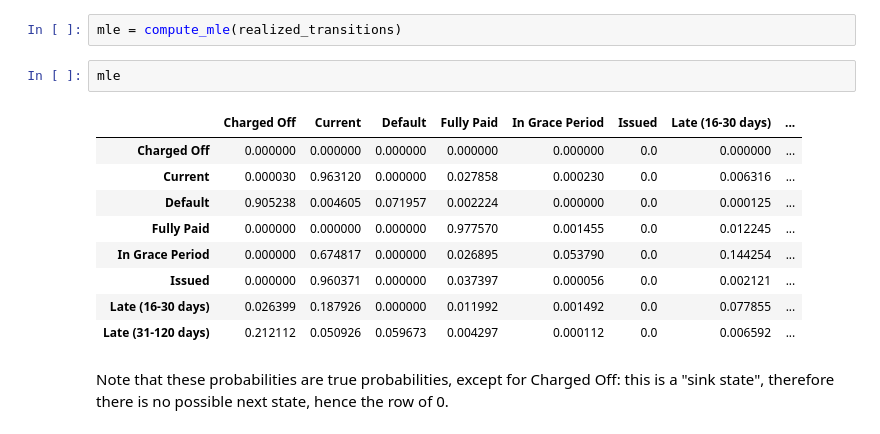
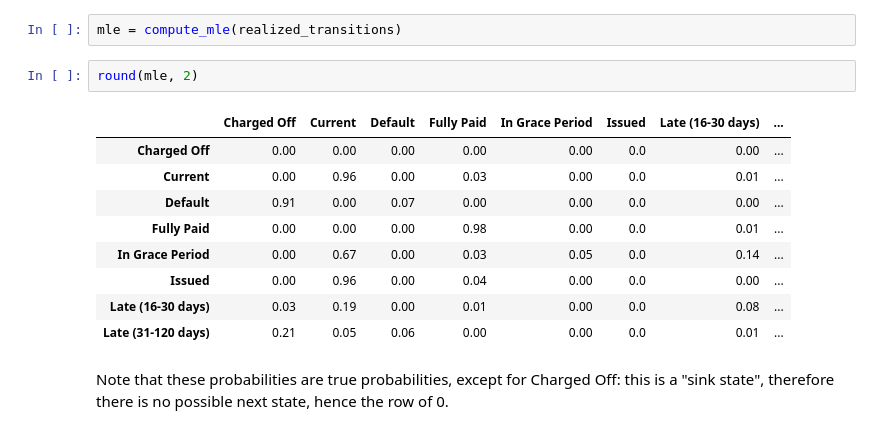
Before and after one commit to basilvetas/lending-club-analysis, a Jupyter notebook: final-project/final-notebook.ipynb, the cells around one changed output. Cells and saved outputs as stored; diff of their text form.

```diff
--- a/final-project/final-notebook.ipynb
+++ b/final-project/final-notebook.ipynb
@@ -127,18 +127,18 @@ realized_transitions
 Now that we have built a count matrix, we just take empirical frequencies to get our estimates:
 # %%
 mle = compute_mle(realized_transitions)
-# %%
-mle
-# %% [output]
-|  | Charged Off | Current | Default | Fully Paid | In Grace Period | Issued | Late (16-30 days) | ... |
-| Charged Off | 0.000000 | 0.000000 | 0.000000 | 0.000000 | 0.000000 | 0.0 | 0.000000 | ... |
-| Current | 0.000030 | 0.963120 | 0.000000 | 0.027858 | 0.000230 | 0.0 | 0.006316 | ... |
-| Default | 0.905238 | 0.004605 | 0.071957 | 0.002224 | 0.000000 | 0.0 | 0.000125 | ... |
-| Fully Paid | 0.000000 | 0.000000 | 0.000000 | 0.977570 | 0.001455 | 0.0 | 0.012245 | ... |
-| In Grace Period | 0.000000 | 0.674817 | 0.000000 | 0.026895 | 0.053790 | 0.0 | 0.144254 | ... |
-| Issued | 0.000000 | 0.960371 | 0.000000 | 0.037397 | 0.000056 | 0.0 | 0.002121 | ... |
-| Late (16-30 days) | 0.026399 | 0.187926 | 0.000000 | 0.011992 | 0.001492 | 0.0 | 0.077855 | ... |
-| Late (31-120 days) | 0.212112 | 0.050926 | 0.059673 | 0.004297 | 0.000112 | 0.0 | 0.006592 | ... |
+# %%
+round(mle, 2)
+# %% [output]
+|  | Charged Off | Current | Default | Fully Paid | In Grace Period | Issued | Late (16-30 days) | ... |
+| Charged Off | 0.00 | 0.00 | 0.00 | 0.00 | 0.00 | 0.0 | 0.00 | ... |
+| Current | 0.00 | 0.96 | 0.00 | 0.03 | 0.00 | 0.0 | 0.01 | ... |
+| Default | 0.91 | 0.00 | 0.07 | 0.00 | 0.00 | 0.0 | 0.00 | ... |
+| Fully Paid | 0.00 | 0.00 | 0.00 | 0.98 | 0.00 | 0.0 | 0.01 | ... |
+| In Grace Period | 0.00 | 0.67 | 0.00 | 0.03 | 0.05 | 0.0 | 0.14 | ... |
+| Issued | 0.00 | 0.96 | 0.00 | 0.04 | 0.00 | 0.0 | 0.00 | ... |
+| Late (16-30 days) | 0.03 | 0.19 | 0.00 | 0.01 | 0.00 | 0.0 | 0.08 | ... |
+| Late (31-120 days) | 0.21 | 0.05 | 0.06 | 0.00 | 0.00 | 0.0 | 0.01 | ... |
 # %% [markdown]
 Note that these probabilities are true probabilities, except for Charged Off: this is a "sink state", therefore there is no possible next state, hence the row of 0.
 # %% [markdown]
```
Also changed, not shown: parts of 33 cells of this notebook, 1 other file.
